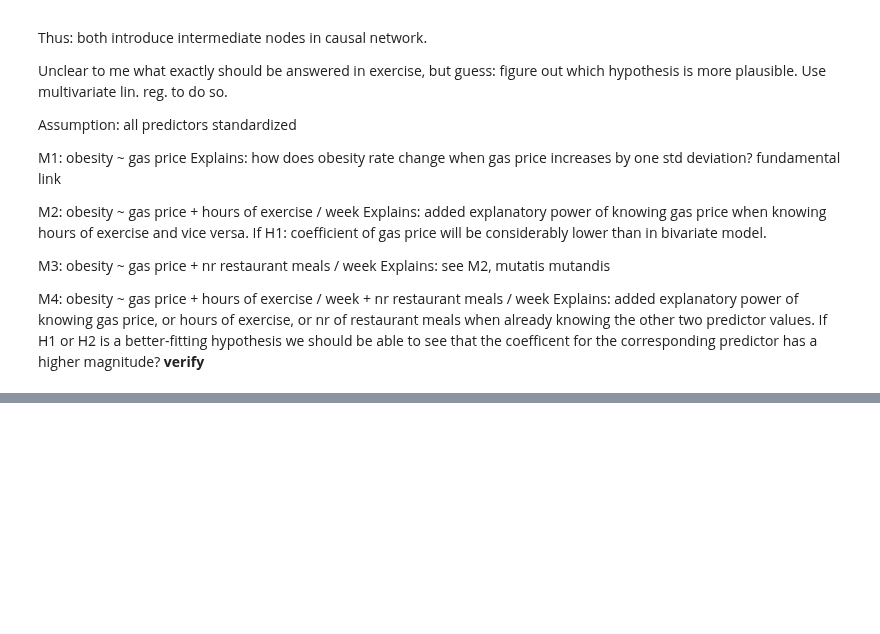
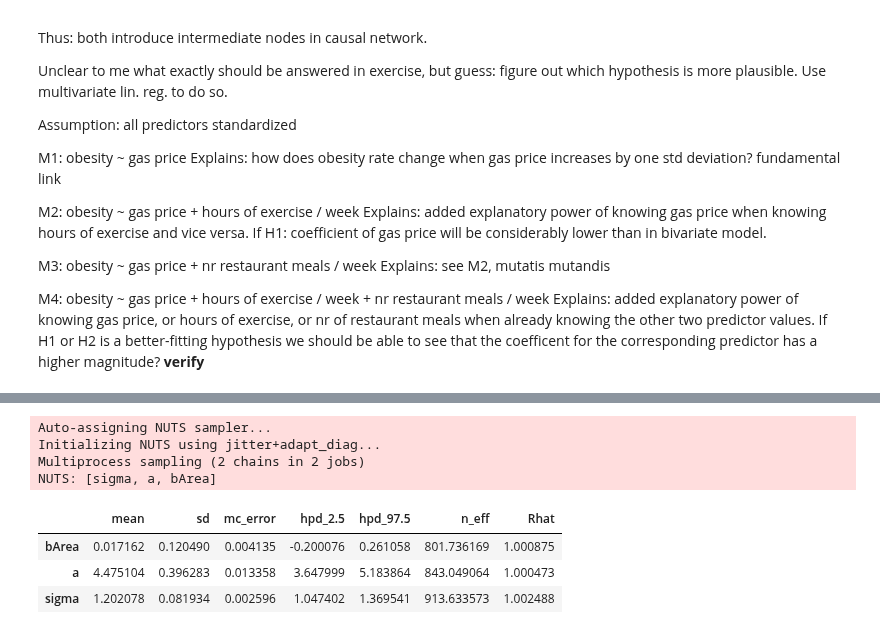
Before and after one commit to nwweber/statistical_rethinking, a Jupyter notebook: chapter_05_multivariate_linear_models.ipynb, the cells around one changed output, grey strips where cells are left out. Cells and saved outputs as stored; diff of their text form; code cells hidden in the pictures; blank space fills up the shorter version.

```diff
--- a/chapter_05_multivariate_linear_models.ipynb
+++ b/chapter_05_multivariate_linear_models.ipynb
@@ -1818,0 +1835,24 @@ If H1 or H2 is a better-fitting hypothesis we should be able to see that the coe
+# %%
+with pm.Model() as m_practice_5_h_1_a:
+
+    bArea = pm.Normal('bArea', mu=0, sd=1)
+
+    a = pm.Normal('a', mu=10, sd=10)
+    mu = pm.Deterministic('mu', a + bArea * foxes.area)
+
+    sigma = pm.Uniform('sigma', lower=0, upper=10)
+
+    weight = pm.Normal('weight', mu=mu, sd=sigma, observed=foxes.weight)
+
+    trace_m_practice_5_h_1_a = pm.sample(draws=1000, tune=1000)
+
+summarize_interesting(trace_m_practice_5_h_1_a)
+# %% [output]
+Auto-assigning NUTS sampler...
+Initializing NUTS using jitter+adapt_diag...
+Multiprocess sampling (2 chains in 2 jobs)
+NUTS: [sigma, a, bArea]
+|  | mean | sd | mc_error | hpd_2.5 | hpd_97.5 | n_eff | Rhat |
+| bArea | 0.017162 | 0.120490 | 0.004135 | -0.200076 | 0.261058 | 801.736169 | 1.000875 |
+| a | 4.475104 | 0.396283 | 0.013358 | 3.647999 | 5.183864 | 843.049064 | 1.000473 |
+| sigma | 1.202078 | 0.081934 | 0.002596 | 1.047402 | 1.369541 | 913.633573 | 1.002488 |
```
Also changed, not shown: parts of 8 cells of this notebook.
